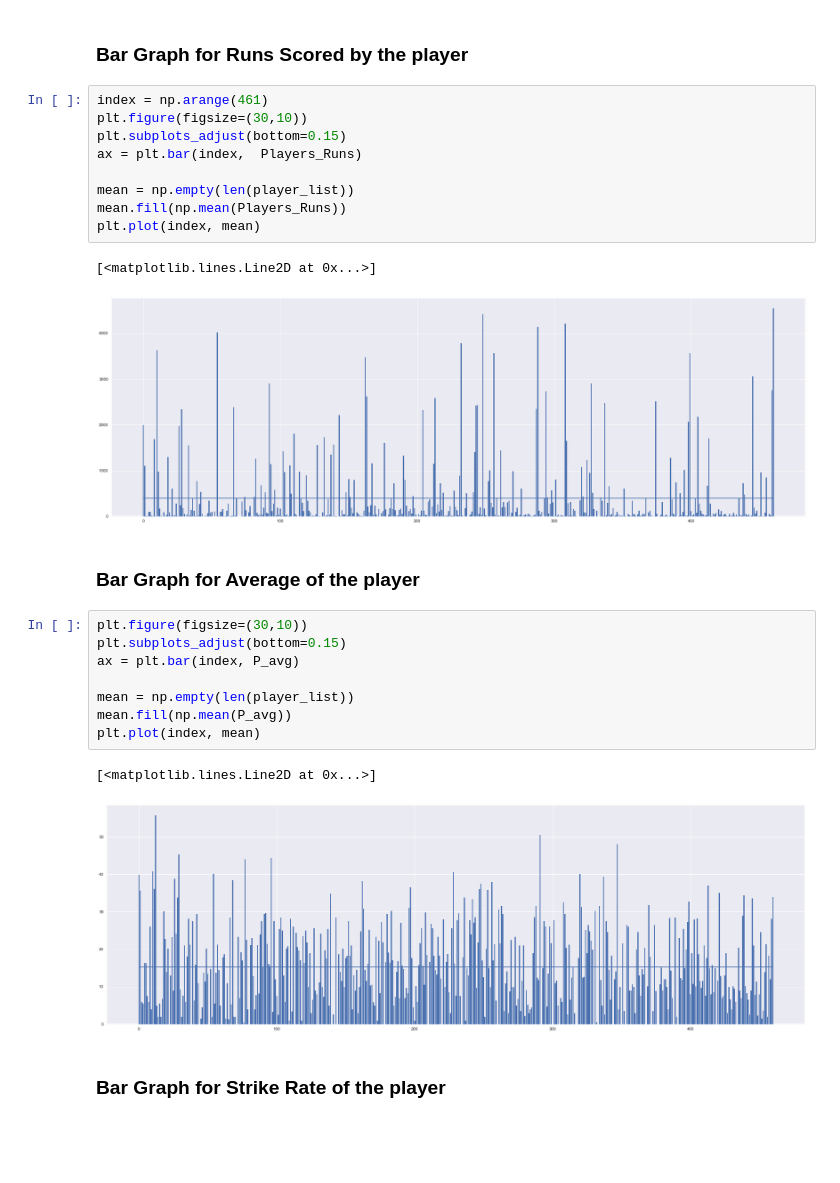
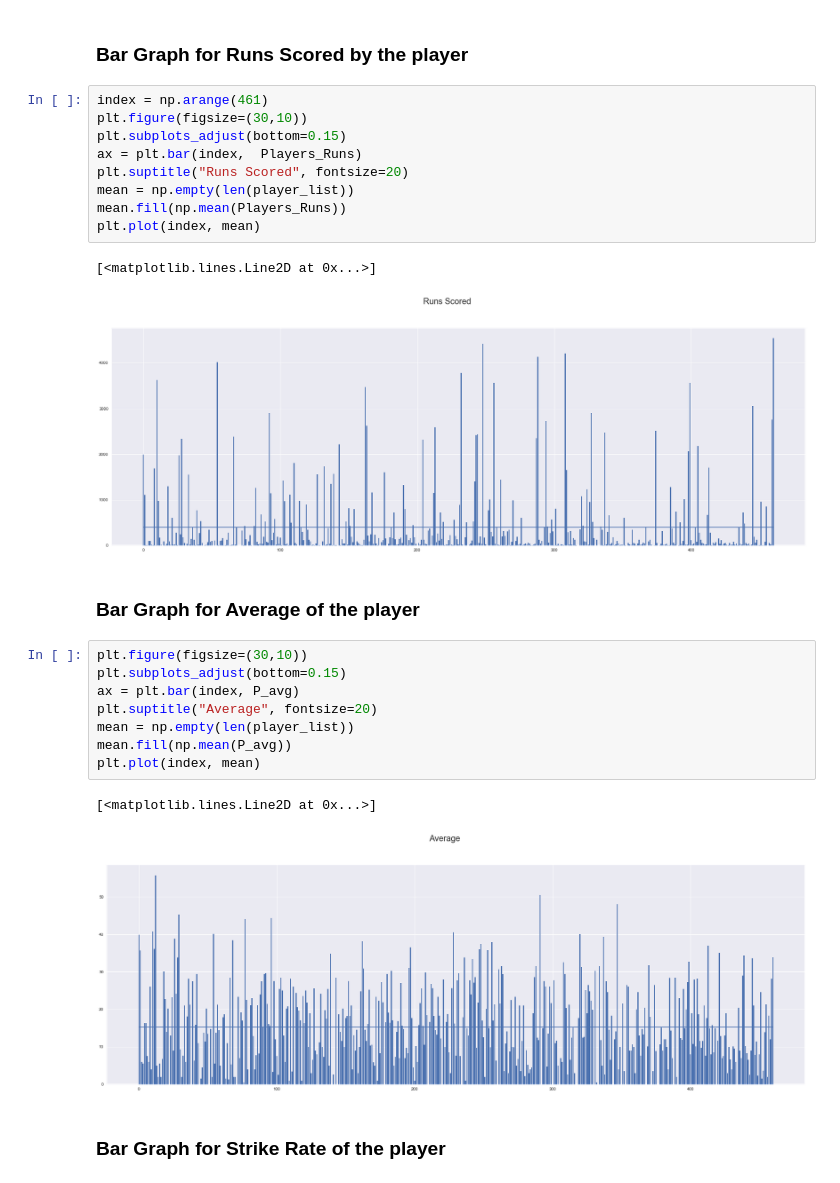
Before and after one commit to AnshulHedau/IPL_Insights, a Jupyter notebook: IPL - Batsman Analysis.ipynb, the cells around one changed output. Saved outputs shown, nothing was run; the diff lists cells and outputs as text; blank space fills up the shorter version.

```diff
--- a/IPL - Batsman Analysis.ipynb
+++ b/IPL - Batsman Analysis.ipynb
@@ -781,28 +781,28 @@ batsman_dataframe_C.corr()
 # %%
 index = np.arange(461)
 plt.figure(figsize=(30,10))
 plt.subplots_adjust(bottom=0.15)
 ax = plt.bar(index,  Players_Runs)
-
+plt.suptitle("Runs Scored", fontsize=20)
 mean = np.empty(len(player_list))
 mean.fill(np.mean(Players_Runs))
 plt.plot(index, mean)
 # %% [output]
 [<matplotlib.lines.Line2D at 0x...>]
-[figure, old version]
+[figure, new version]
 # %% [markdown]
 ### Bar Graph for Average of the player
 # %%
 plt.figure(figsize=(30,10))
 plt.subplots_adjust(bottom=0.15)
 ax = plt.bar(index, P_avg)
-
+plt.suptitle("Average", fontsize=20)
 mean = np.empty(len(player_list))
 mean.fill(np.mean(P_avg))
 plt.plot(index, mean)
 # %% [output]
 [<matplotlib.lines.Line2D at 0x...>]
-[figure, old version]
+[figure, new version]
 # %% [markdown]
 ### Bar Graph for Strike Rate of the player
 # %%
```
Also changed, not shown: parts of 10 cells of this notebook.
